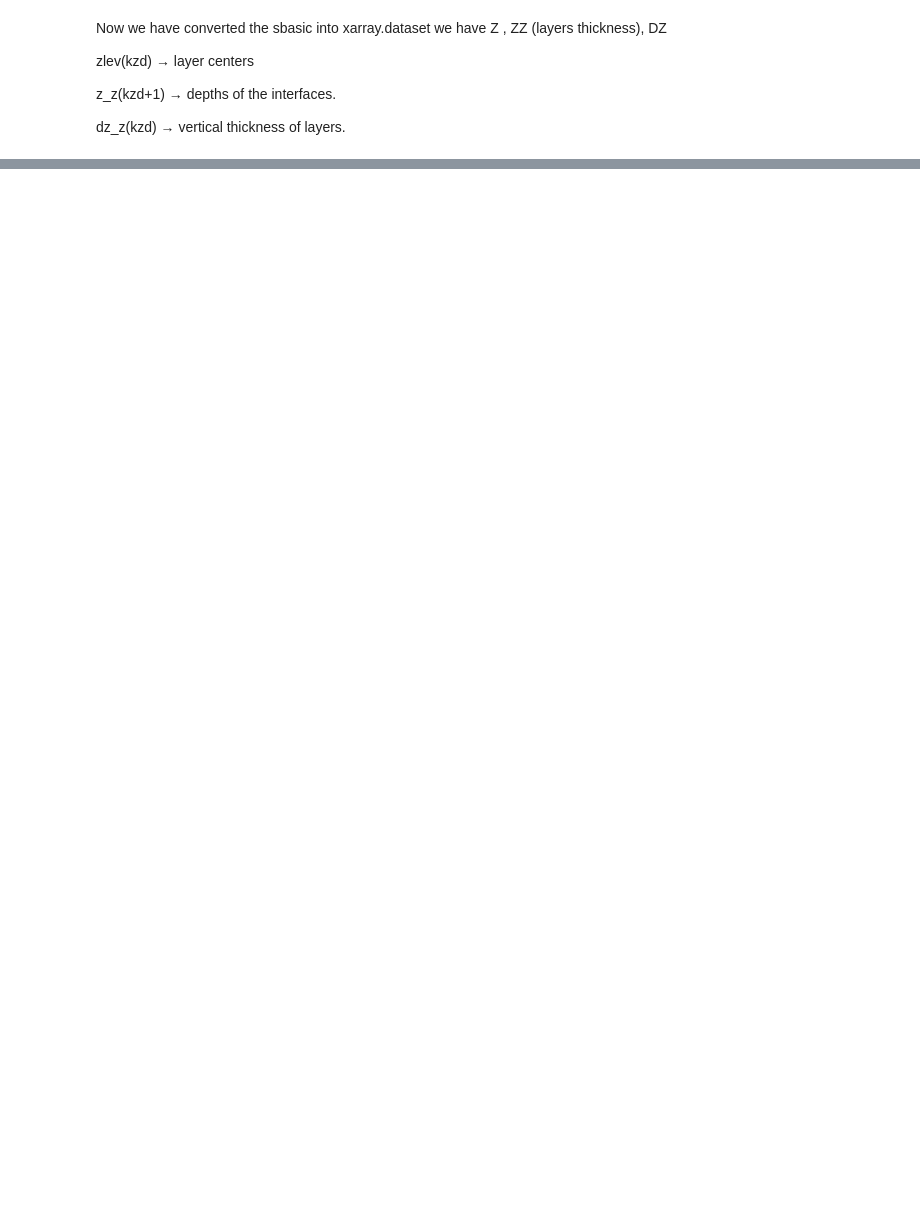
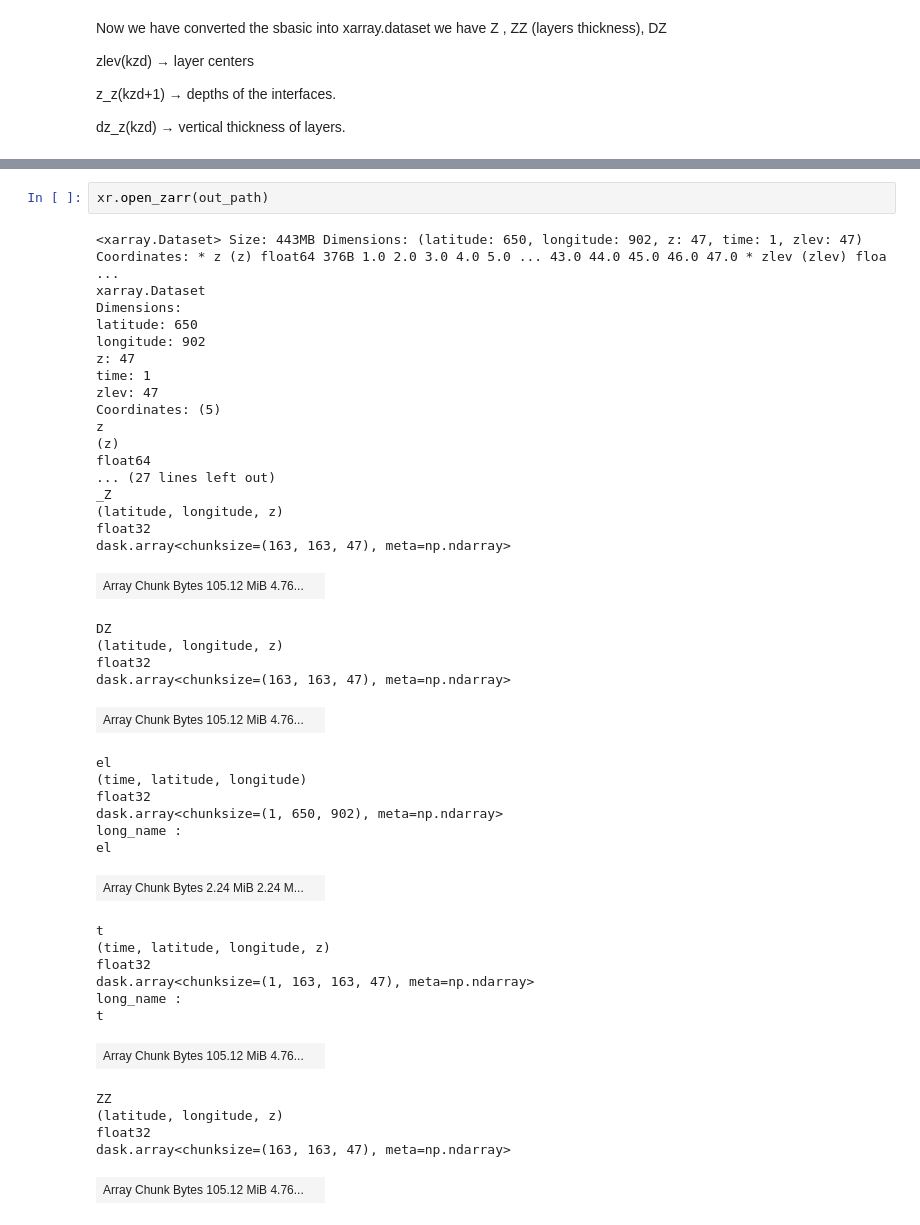
Before and after one commit to IAOCEA/jcope_to_zarr, a Jupyter notebook: conversion_JCOPE2ZARR.ipynb, the cells around one changed output, grey strips where cells are left out. Cells and saved outputs as stored; diff of their text form; blank space fills up the shorter version.

```diff
--- a/conversion_JCOPE2ZARR.ipynb
+++ b/conversion_JCOPE2ZARR.ipynb
@@ -678,0 +190,45 @@ print("diff time=0 shape:", diff_ds["diff"].isel(time=0).shape)
+# %%
+xr.open_zarr(out_path)
+# %% [output]
+<xarray.Dataset> Size: 443MB Dimensions: (latitude: 650, longitude: 902, z: 47, time: 1, zlev: 47) Coordinates: * z (z) float64 376B 1.0 2.0 3.0 4.0 5.0 ... 43.0 44.0 45.0 46.0 47.0 * zlev (zlev) floa ...
+xarray.Dataset
+Dimensions:
+latitude: 650
+longitude: 902
+z: 47
+time: 1
+zlev: 47
+Coordinates: (5)
+z
+(z)
+float64
+... (27 lines left out)
+_Z
+(latitude, longitude, z)
+float32
+dask.array<chunksize=(163, 163, 47), meta=np.ndarray>
+| Array Chunk Bytes 105.12 MiB 4.76... |  |
+DZ
+(latitude, longitude, z)
+float32
+dask.array<chunksize=(163, 163, 47), meta=np.ndarray>
+| Array Chunk Bytes 105.12 MiB 4.76... |  |
+el
+(time, latitude, longitude)
+float32
+dask.array<chunksize=(1, 650, 902), meta=np.ndarray>
+long_name :
+el
+| Array Chunk Bytes 2.24 MiB 2.24 M... |  |
+t
+(time, latitude, longitude, z)
+float32
+dask.array<chunksize=(1, 163, 163, 47), meta=np.ndarray>
+long_name :
+t
+| Array Chunk Bytes 105.12 MiB 4.76... |  |
+ZZ
+(latitude, longitude, z)
+float32
+dask.array<chunksize=(163, 163, 47), meta=np.ndarray>
+| Array Chunk Bytes 105.12 MiB 4.76... |  |
```
Also changed, not shown: parts of 65 cells of this notebook, 1 other file.
